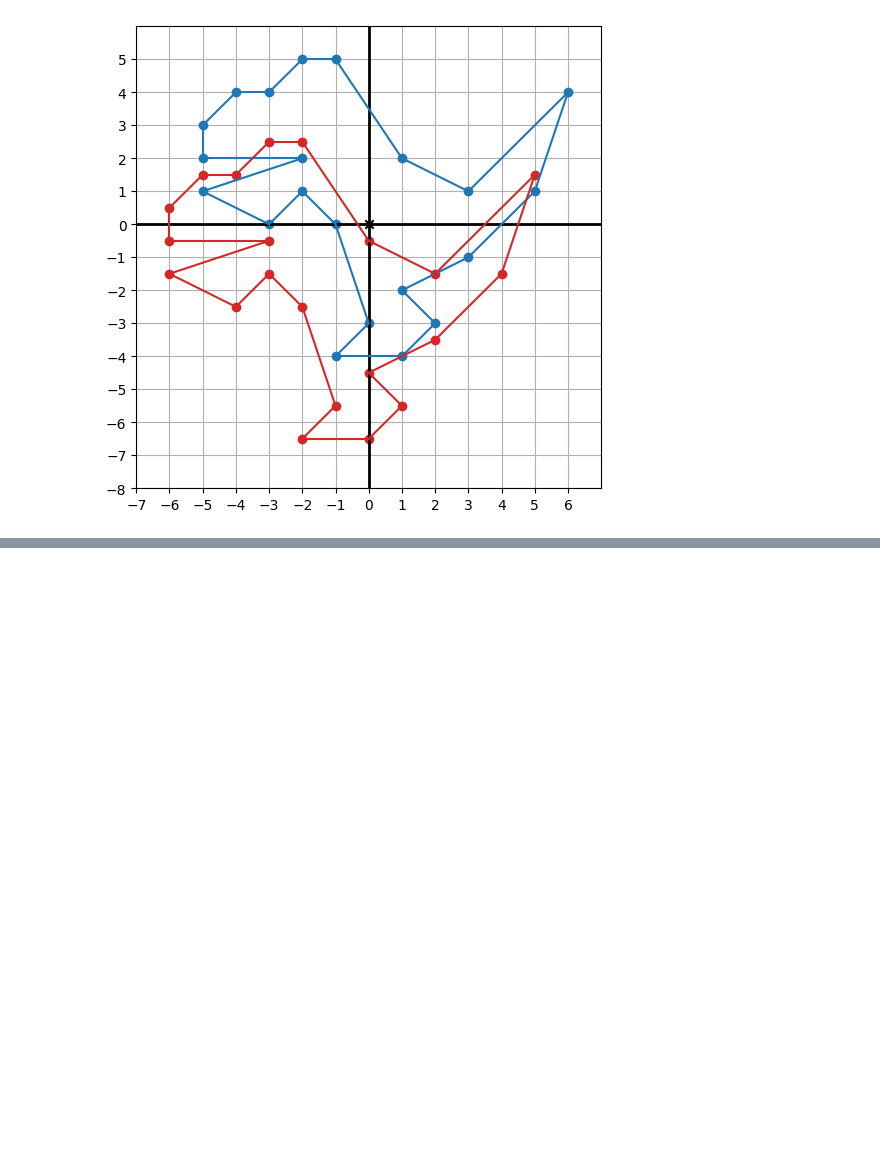
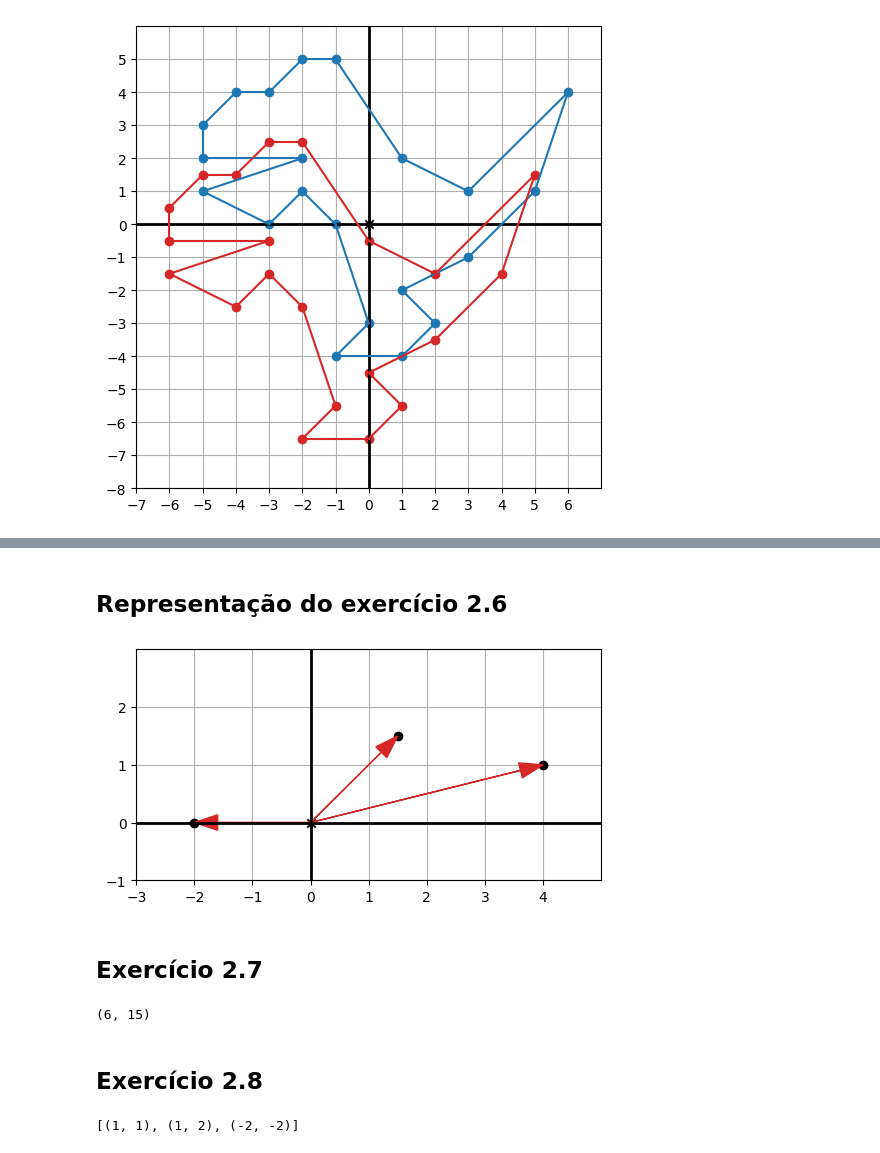
Before and after one commit to josinovmota/thinkatlas, a Jupyter notebook: labs/fundamentos_da_matemática/math_for_programmers.ipynb, the cells around one changed output, grey strips where cells are left out. Cells and saved outputs as stored; diff of their text form; code cells hidden in the pictures; blank space fills up the shorter version.

```diff
--- a/labs/fundamentos_da_matemática/math_for_programmers.ipynb
+++ b/labs/fundamentos_da_matemática/math_for_programmers.ipynb
@@ -34,0 +49,33 @@ draw(Points(*dino_vectors, color=blue),
+# %% [markdown]
+## Representação do exercício 2.6
+# %%
+vectors = [(-2,0), (1.5,1.5), (4,1)]
+
+draw(Points(*vectors),
+     Arrow(vectors[0]),
+     Arrow(vectors[1]),
+     Arrow(vectors[2])
+     )
+# %% [output]
+[figure, added]
+# %% [markdown]
+## Exercício 2.7
+# %%
+def add(*vectors):
+     sum_of_x = sum([v[0] for v in vectors])
+     sum_of_y = sum([v[1] for v in vectors])
+
+     return((sum_of_x, sum_of_y))
+
+print(add((1,5), (2,5), (3,5)))
+# %% [output]
+(6, 15)
+# %% [markdown]
+## Exercício 2.8
+# %%
+def translate(translation, vectors):
+     return([add(translation, v) for v in vectors])
+
+print(translate((1,1), [(0,0), (0,1), (-3,-3)]))
+# %% [output]
+[(1, 1), (1, 2), (-2, -2)]
```
Also changed, not shown: parts of 2 cells of this notebook.
